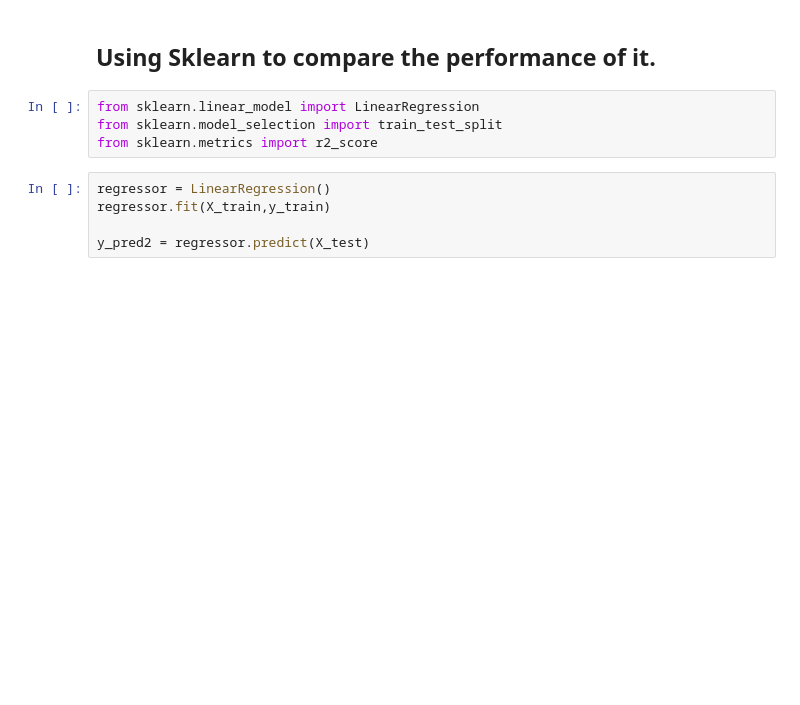
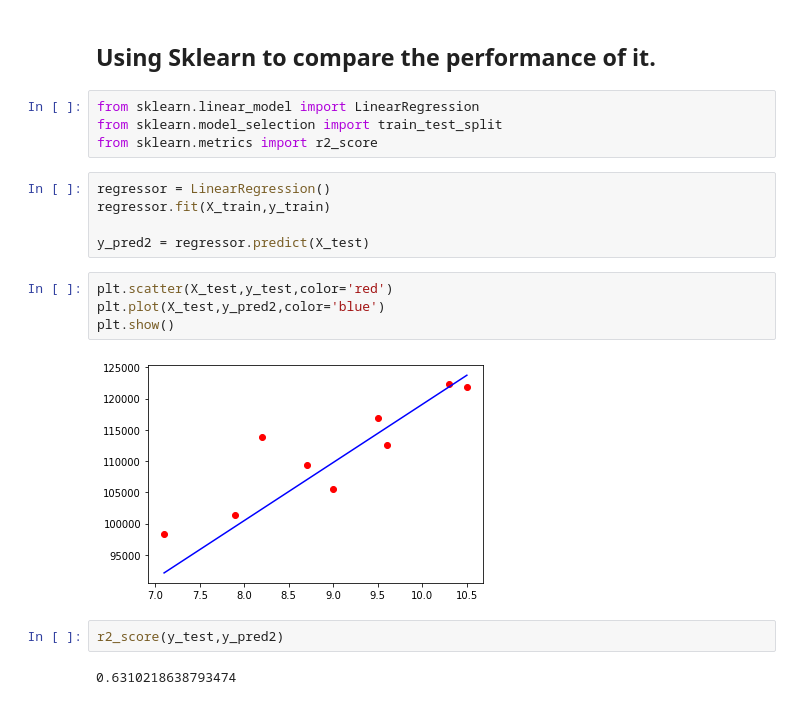
Before and after one commit to Fredpwol/LinearRegressionScratch, a Jupyter notebook: linear_model.ipynb, the cells around one changed output. Cells and saved outputs as stored; diff of their text form; blank space fills up the shorter version.

```diff
--- a/linear_model.ipynb
+++ b/linear_model.ipynb
@@ -110,3 +92,13 @@ regressor = LinearRegression()
 regressor.fit(X_train,y_train)
 
 y_pred2 = regressor.predict(X_test)
+# %%
+plt.scatter(X_test,y_test,color='red')
+plt.plot(X_test,y_pred2,color='blue')
+plt.show()
+# %% [output]
+[figure, added]
+# %%
+r2_score(y_test,y_pred2)
+# %% [output]
+0.6310218638793474
```
Also changed, not shown: parts of 3 cells of this notebook.
